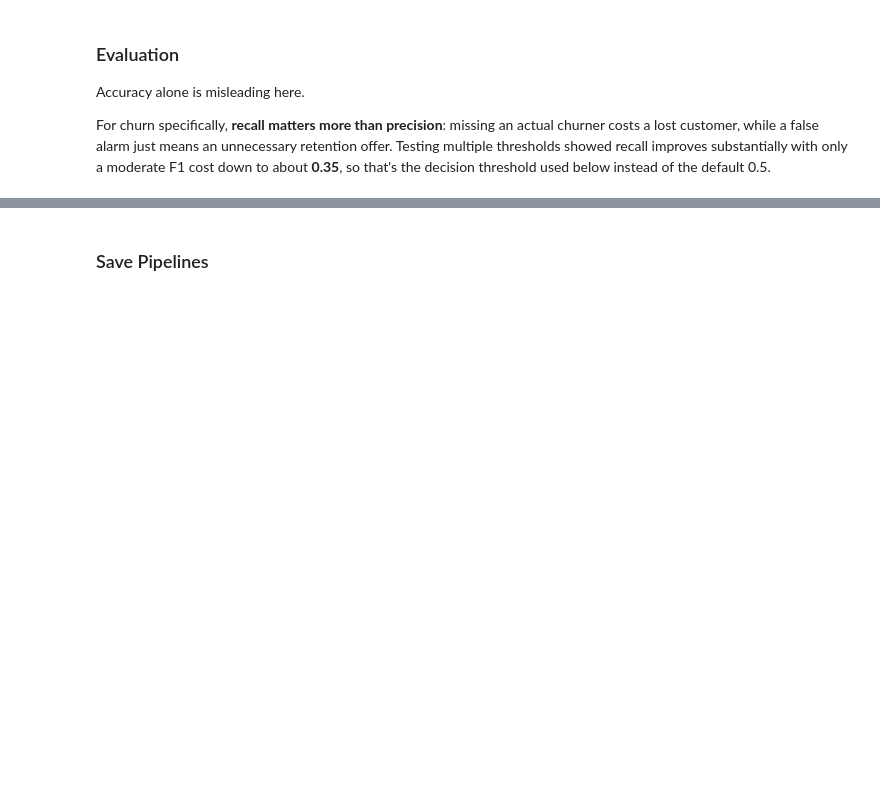
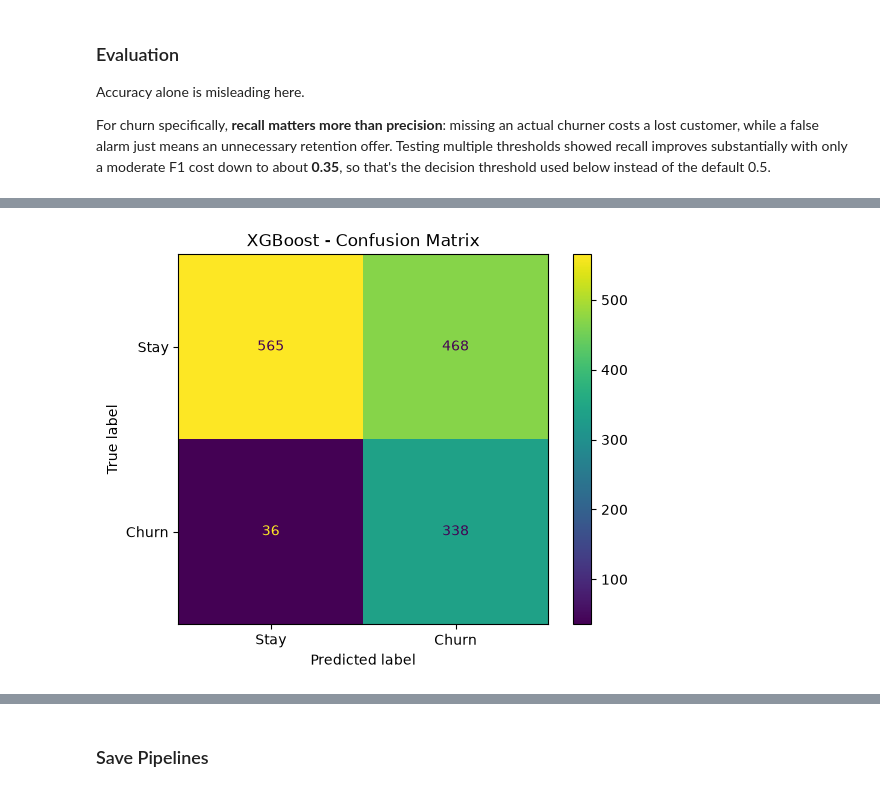
Before and after one commit to basmalamoataz/Samsung-Churnguard, a Jupyter notebook: Project_2.ipynb, the cells around one changed output, grey strips where cells are left out. Cells and saved outputs as stored; diff of their text form; code cells hidden in the pictures; blank space fills up the shorter version.

```diff
--- a/Project_2.ipynb
+++ b/Project_2.ipynb
@@ -758,0 +815,10 @@ results
+# %%
+y_proba_xG = best_xG_boost.predict_proba(X_test)[:, 1]
+y_predict_xG = (y_proba_xG >= THRESHOLD).astype(int)
+cm=confusion_matrix(y_test, y_predict_xG)
+disp = ConfusionMatrixDisplay(confusion_matrix=cm,display_labels=['Stay', 'Churn'])
+disp.plot()
+plt.title('XGBoost - Confusion Matrix')
+plt.show()
+# %% [output]
+[figure, added]
```
Also changed, not shown: parts of 27 cells of this notebook, 6 other files.
